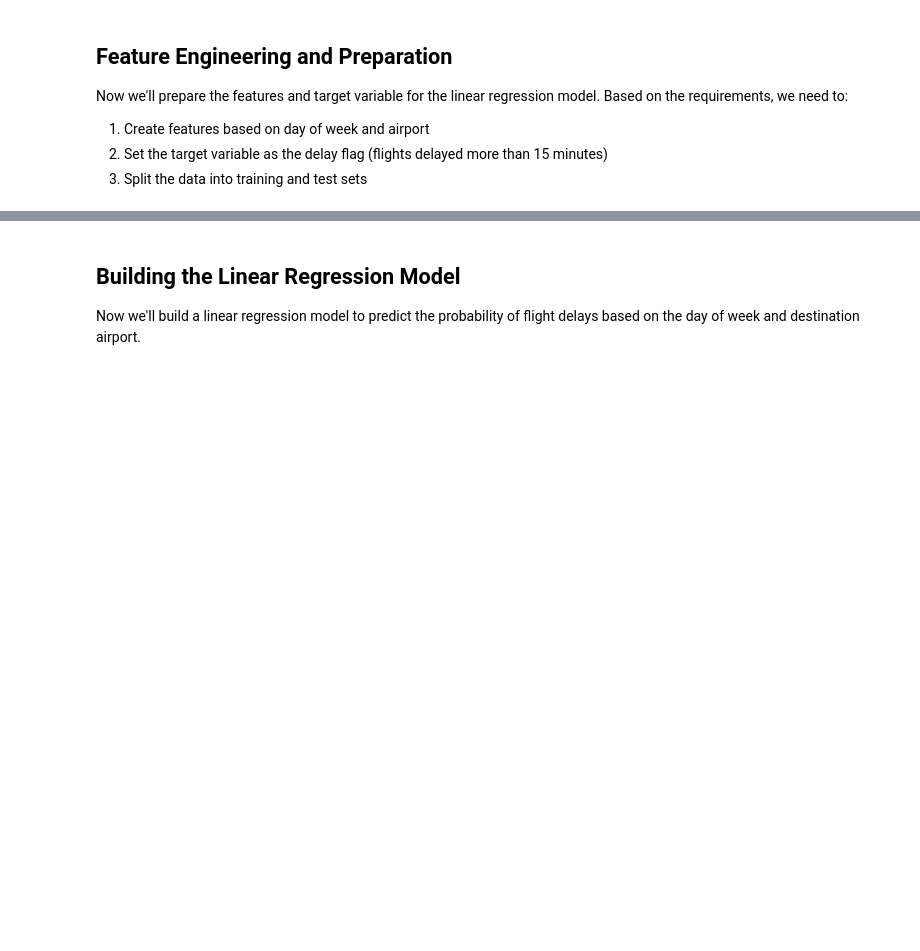
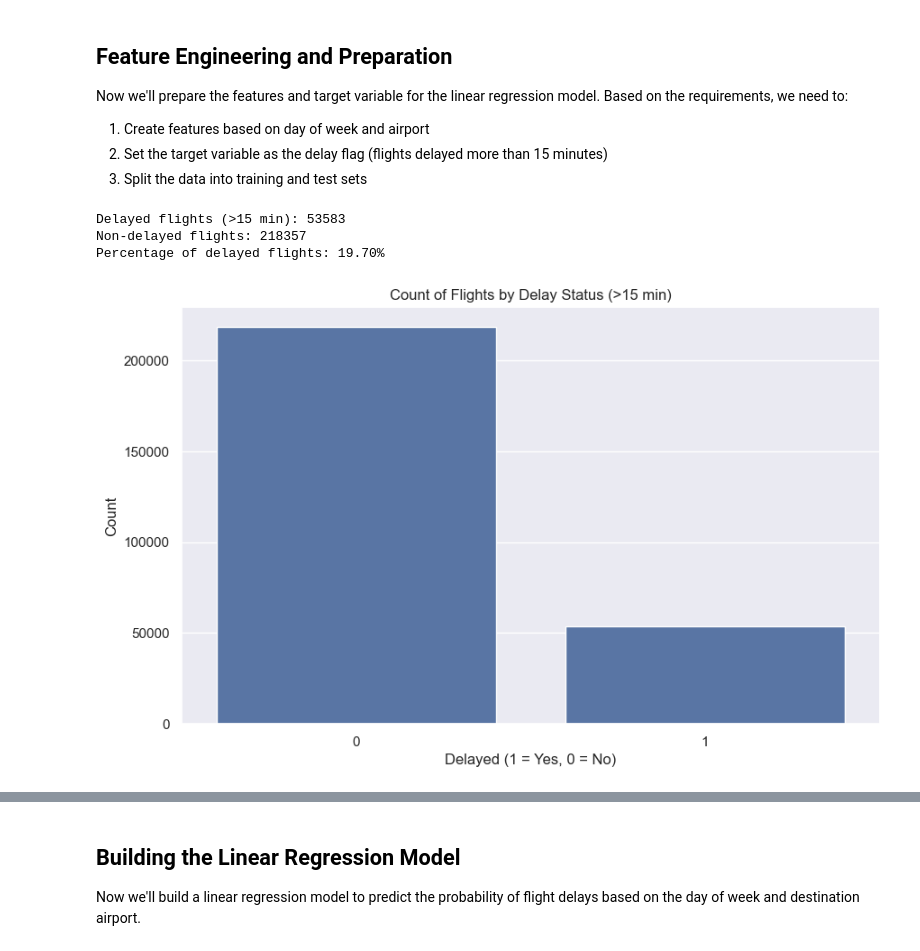
Before and after one commit to FKuiv/copilot-training, a Jupyter notebook: manage-flight-data.ipynb, the cells around one changed output, grey strips where cells are left out. Drawn from its saved outputs; the diff is of its cells as text; code cells hidden in the pictures; blank space fills up the shorter version.

```diff
--- a/manage-flight-data.ipynb
+++ b/manage-flight-data.ipynb
@@ -119,22 +204,27 @@ Now we'll prepare the features and target variable for the linear regression mod
 # %%
 # Creating a binary target variable for delays over 15 minutes
 # As per the instructions, we need to predict if a flight will be delayed by more than 15 minutes
 # The dataset might already have this column as ARR_DEL15, but if not, we create it
 if 'ARR_DEL15' not in flights_df_clean.columns:
-    flights_df_clean['ARR_DEL15'] = (flights_df_clean['ARR_DELAY'] > 15).astype(int)
+    flights_df_clean['ARR_DEL15'] = (flights_df_clean['ArrDelay'] > 15).astype(int)
 
 # Display counts of delayed vs non-delayed flights
 print("Delayed flights (>15 min):", flights_df_clean['ARR_DEL15'].sum())
 print("Non-delayed flights:", len(flights_df_clean) - flights_df_clean['ARR_DEL15'].sum())
 print(f"Percentage of delayed flights: {flights_df_clean['ARR_DEL15'].mean()*100:.2f}%")
 
 # Visualize the distribution of delays
 plt.figure(figsize=(10, 6))
 sns.countplot(x='ARR_DEL15', data=flights_df_clean)
 plt.title('Count of Flights by Delay Status (>15 min)')
 plt.xlabel('Delayed (1 = Yes, 0 = No)')
 plt.ylabel('Count')
 plt.show()
+# %% [output]
+Delayed flights (>15 min): 53583
+Non-delayed flights: 218357
+Percentage of delayed flights: 19.70%
+[figure, added]
 # %%
 # Analyze how delays vary by day of week
 day_delays = flights_df_clean.groupby('DAY_NAME')['ARR_DEL15'].mean().reset_index()
```
Also changed, not shown: parts of 18 cells of this notebook, 3 other files.
